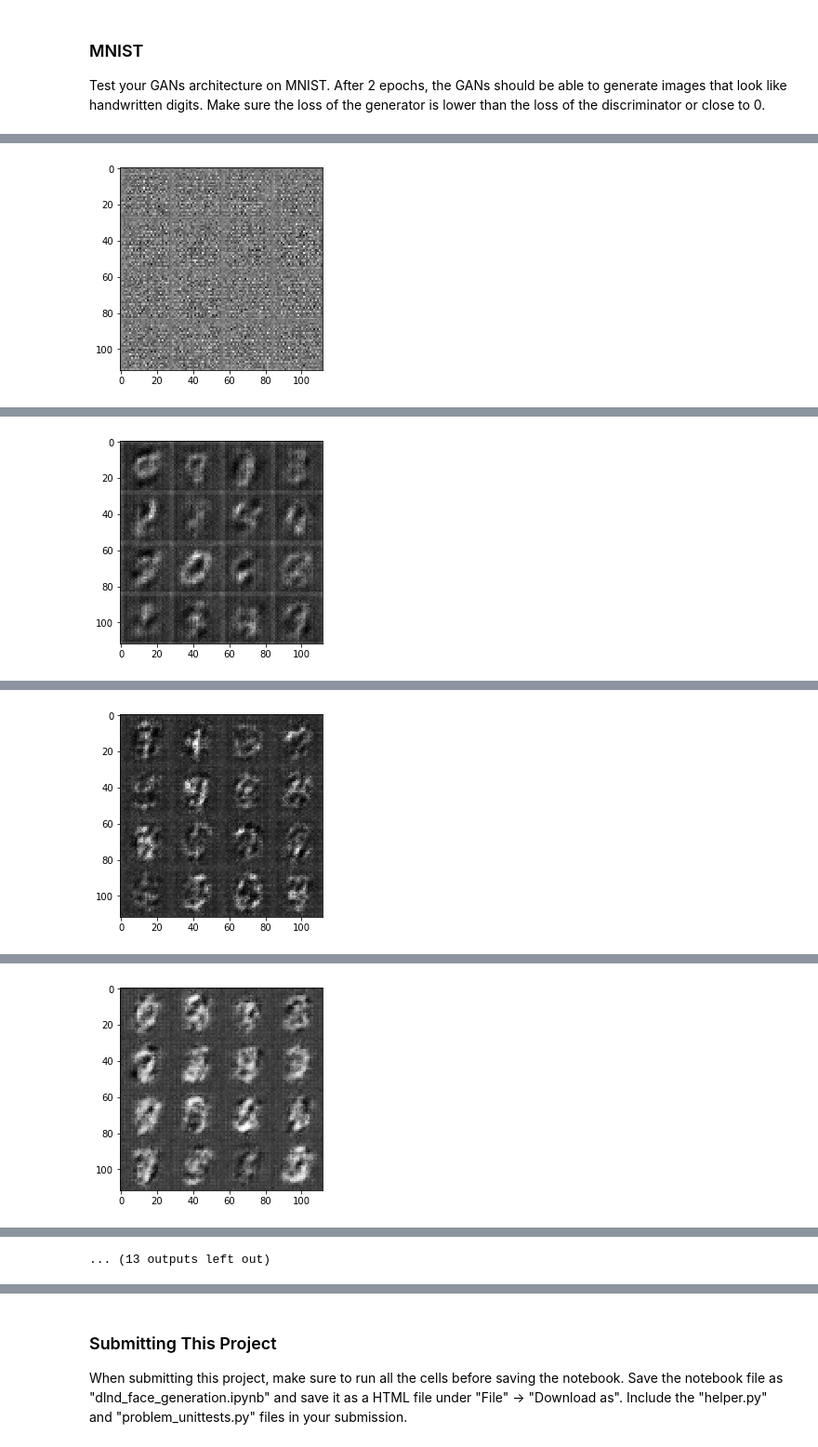
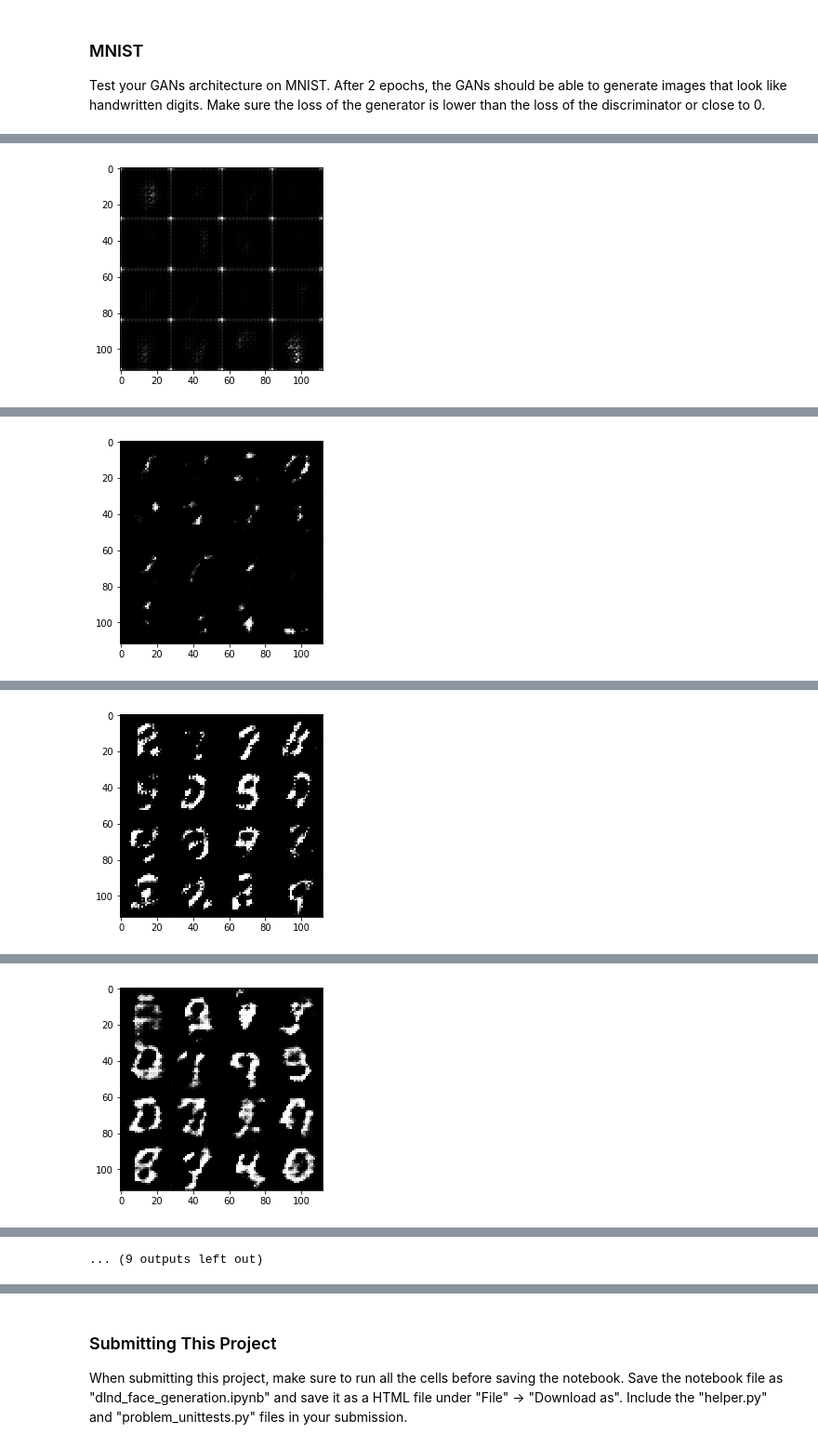
Before and after one commit to vincechan/DeepLearningND, a Jupyter notebook: p5-face_generation/dlnd_face_generation.ipynb, the cells around one changed output, grey strips where cells are left out. Shown at 93% size. Saved outputs shown, nothing was run; the diff lists cells and outputs as text; code cells hidden in the pictures.

Commit message:
use gpu for training, update model, tune hyper parameters

```diff
--- a/p5-face_generation/dlnd_face_generation.ipynb
+++ b/p5-face_generation/dlnd_face_generation.ipynb
@@ -187,27 +189,33 @@ def generator(z, out_channel_dim, is_train=True):
 
     with tf.variable_scope('generator', reuse=not is_train):
         # First fully connected layer
-        x1 = tf.layers.dense(z, 7*7*256)
+        x1 = tf.layers.dense(z, 7*7*512)
 
         # Reshape it to start the convolutional stack
-        x1 = tf.reshape(x1, (-1, 7, 7, 256))
+        x1 = tf.reshape(x1, (-1, 7, 7, 512))
         x1 = tf.layers.batch_normalization(x1, training=is_train)
         x1 = tf.maximum(alpha * x1, x1)
-        # 7x7x256 now
+        # 7x7x512 now
 
-        x2 = tf.layers.conv2d_transpose(x1, 128, 5, strides=2, padding='same')
+        x2 = tf.layers.conv2d_transpose(x1, 256, 5, strides=2, padding='same')
         x2 = tf.layers.batch_normalization(x2, training=is_train)
         x2 = tf.maximum(alpha * x2, x2)
         # 14x14x256 now
 
+        x3 = tf.layers.conv2d_transpose(x2, 128, 5, strides=2, padding='same')
+        x3 = tf.layers.batch_normalization(x3, training=is_train)
+        x3 = tf.maximum(alpha * x3, x3)
+        # 28x28x128 now
+
         # Output layer
-        logits = tf.layers.conv2d_transpose(x2, out_channel_dim, 5, strides=2, padding='same')
+        logits = tf.layers.conv2d_transpose(x3, out_channel_dim, 5, strides=1, padding='same')
         # 28x28xout_channel_dim now
 
         out = tf.tanh(logits)
 
         return out
 
+
 """
 DON'T MODIFY ANYTHING IN THIS CELL THAT IS BELOW THIS LINE
 """
@@ -347,11 +355,22 @@ def train(epoch_count, batch_size, z_dim, learning_rate, beta1, get_batches, dat
 
     saver = tf.train.Saver()
 
+    smooth = 0.1
+
+    # determine how often to show sample image and print trainging stat
+    print_per_epoch = 100
+    show_per_epoch = 5
+    total_samples = data_shape[0]
+    total_batch_in_epoch = total_samples // batch_size
+
     with tf.Session() as sess:
         sess.run(tf.global_variables_initializer())
         for epoch_i in range(epoch_count):
             for ii, batch_images in enumerate(get_batches(batch_size)):
                 # TODO: Train Model
+
+                # normalize input
+                batch_images = batch_images * 2
 
                 batch_z = np.random.uniform(-1, 1, size=(batch_size, z_dim))
 
@@ -359,15 +378,16 @@ def train(epoch_count, batch_size, z_dim, learning_rate, beta1, get_batches, dat
                 _ = sess.run(d_train_opt, feed_dict={input_real: batch_images, input_z: batch_z, lr:learning_rate})
                 _ = sess.run(g_train_opt, feed_dict={input_real: batch_images, input_z: batch_z, lr:learning_rate})
 
-                if ii % 100 == 0:
+                if ii > 0 and ii % (total_batch_in_epoch // print_per_epoch) == 0:
                     train_loss_d = sess.run(d_loss, {input_z: batch_z, input_real: batch_images})
                     train_loss_g = sess.run(g_loss, {input_z: batch_z})
 
                     print("Epoch {}/{}...".format(epoch_i+1, epochs),
-                      "Batch {}...".format(ii),
+                      "{:.2f}%...".format(ii * 100.0 / total_batch_in_epoch),
                       "Discriminator Loss: {:.4f}...".format(train_loss_d),
                       "Generator Loss: {:.4f}".format(train_loss_g))
 
+                if ii > 0 and ii % (total_batch_in_epoch // show_per_epoch) == 0:
                     show_generator_output(sess, 16, tf.random_uniform((16, z_dim)), channel, data_image_mode)
 
     print('finished training...')
@@ -375,10 +395,10 @@ def train(epoch_count, batch_size, z_dim, learning_rate, beta1, get_batches, dat
 ### MNIST
 Test your GANs architecture on MNIST.  After 2 epochs, the GANs should be able to generate images that look like handwritten digits.  Make sure the loss of the generator is lower than the loss of the discriminator or close to 0.
 # %%
-batch_size = 100
+batch_size = 128
 z_dim = 100
 learning_rate = 0.0002
-beta1 = 0.5
+beta1 = 0.7
 
 
 """
@@ -395 +431 @@ Epoch 1/2... Batch 0... Discriminator Loss: 1.0572... Generator Loss: 0.5778
-[figure, old version]
+[figure, new version]
@@ -397 +449 @@ Epoch 1/2... Batch 100... Discriminator Loss: 0.4842... Generator Loss: 1.9330
-[figure, old version]
+[figure, new version]
@@ -399 +467 @@ Epoch 1/2... Batch 200... Discriminator Loss: 0.5398... Generator Loss: 4.7096
-[figure, old version]
+[figure, new version]
@@ -401 +485 @@ Epoch 1/2... Batch 300... Discriminator Loss: 0.3423... Generator Loss: 2.2017
-[figure, old version]
+[figure, new version]
@@ -406,2 +522,2 @@ Epoch 1/2... Batch 500... Discriminator Loss: 0.0851... Generator Loss: 3.2386
-... (13 outputs left out)
+... (9 outputs left out)
 # %%
```
Also changed, not shown: parts of 6 cells of this notebook.
